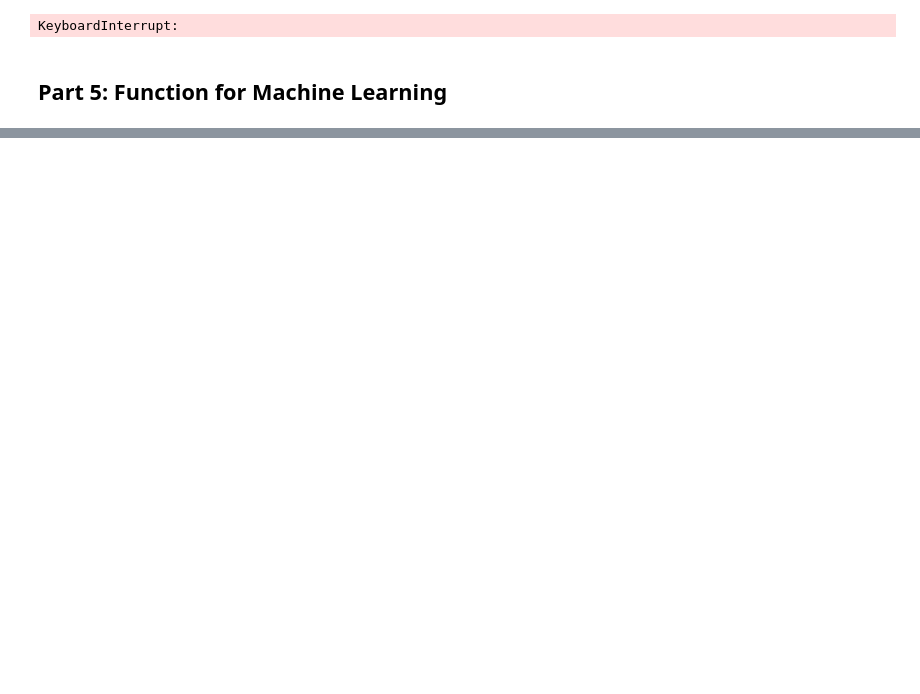
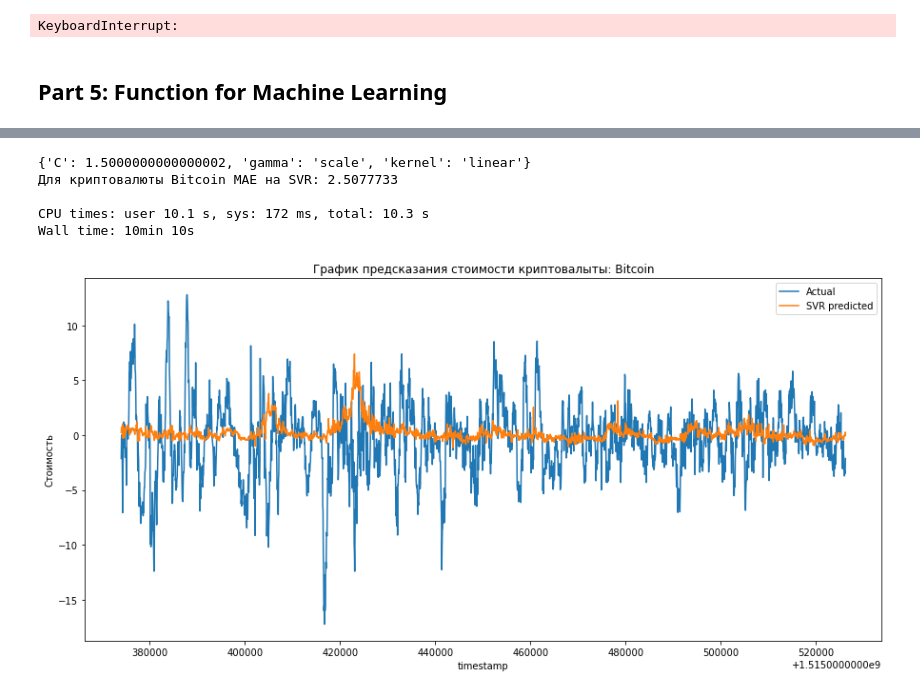
Before and after one commit to paskag/G_Research_Crypto_Forecast, a Jupyter notebook: machine_learning/G-Research_Crypto_Forecast.ipynb, the cells around one changed output, grey strips where cells are left out. Drawn from its saved outputs; the diff is of its cells as text; code cells hidden in the pictures; blank space fills up the shorter version.

```diff
--- a/machine_learning/G-Research_Crypto_Forecast.ipynb
+++ b/machine_learning/G-Research_Crypto_Forecast.ipynb
@@ -811,5 +918,12 @@ ml_crypto("Ethereum")
 # %%
 %%time
-ml_crypto("Litecoin")
+train_svr("Bitcoin")
+# %% [output]
+{'C': 1.5000000000000002, 'gamma': 'scale', 'kernel': 'linear'}
+Для криптовалюты Bitcoin MAE на SVR: 2.5077733
+
+CPU times: user 10.1 s, sys: 172 ms, total: 10.3 s
+Wall time: 10min 10s
+[figure, added]
 # %%
 %%time
```
Also changed, not shown: parts of 27 cells of this notebook, 4 other files.
